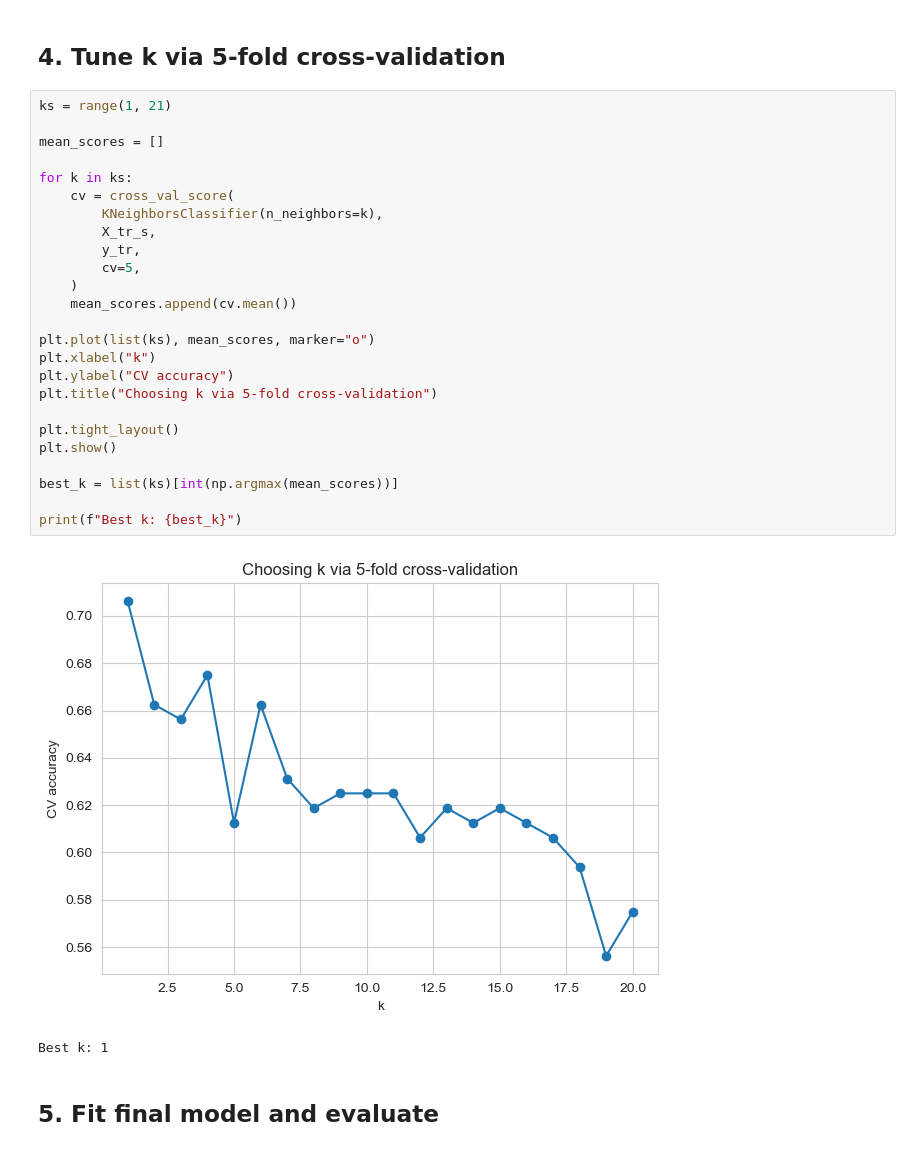
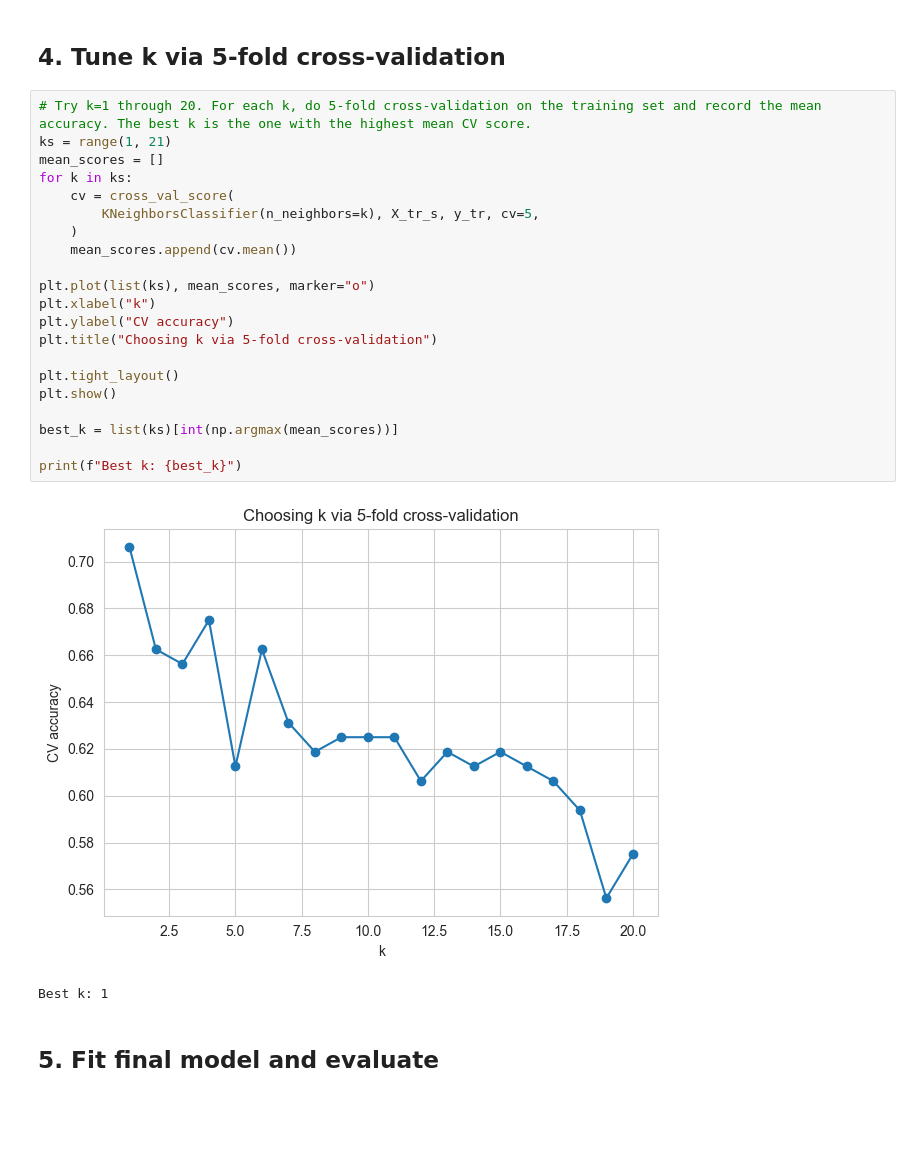
Before and after one commit to lmo6-collab/CMOR-438-577-Spring-2026, a Jupyter notebook: notebooks/04_knn.ipynb, the cells around one changed output. Saved outputs shown, nothing was run; the diff lists cells and outputs as text; blank space fills up the shorter version.

```diff
--- a/notebooks/04_knn.ipynb
+++ b/notebooks/04_knn.ipynb
@@ -163,32 +162,28 @@ Train: (160, 9), Test: (54, 9)
 # %% [markdown]
 ## 4. Tune k via 5-fold cross-validation
 # %%
+# Try k=1 through 20. For each k, do 5-fold cross-validation on the training set and record the mean accuracy. The best k is the one with the highest mean CV score.
 ks = range(1, 21)
-
 mean_scores = []
-
 for k in ks:
     cv = cross_val_score(
-        KNeighborsClassifier(n_neighbors=k),
-        X_tr_s,
-        y_tr,
-        cv=5,
+        KNeighborsClassifier(n_neighbors=k), X_tr_s, y_tr, cv=5,
     )
     mean_scores.append(cv.mean())
 
 plt.plot(list(ks), mean_scores, marker="o")
 plt.xlabel("k")
 plt.ylabel("CV accuracy")
 plt.title("Choosing k via 5-fold cross-validation")
 
 plt.tight_layout()
 plt.show()
 
 best_k = list(ks)[int(np.argmax(mean_scores))]
 
 print(f"Best k: {best_k}")
 # %% [output]
-[figure, old version]
+[figure, new version]
 Best k: 1
 # %% [markdown]
 ## 5. Fit final model and evaluate
```
Also changed, not shown: parts of 4 cells of this notebook, 7 other files.
